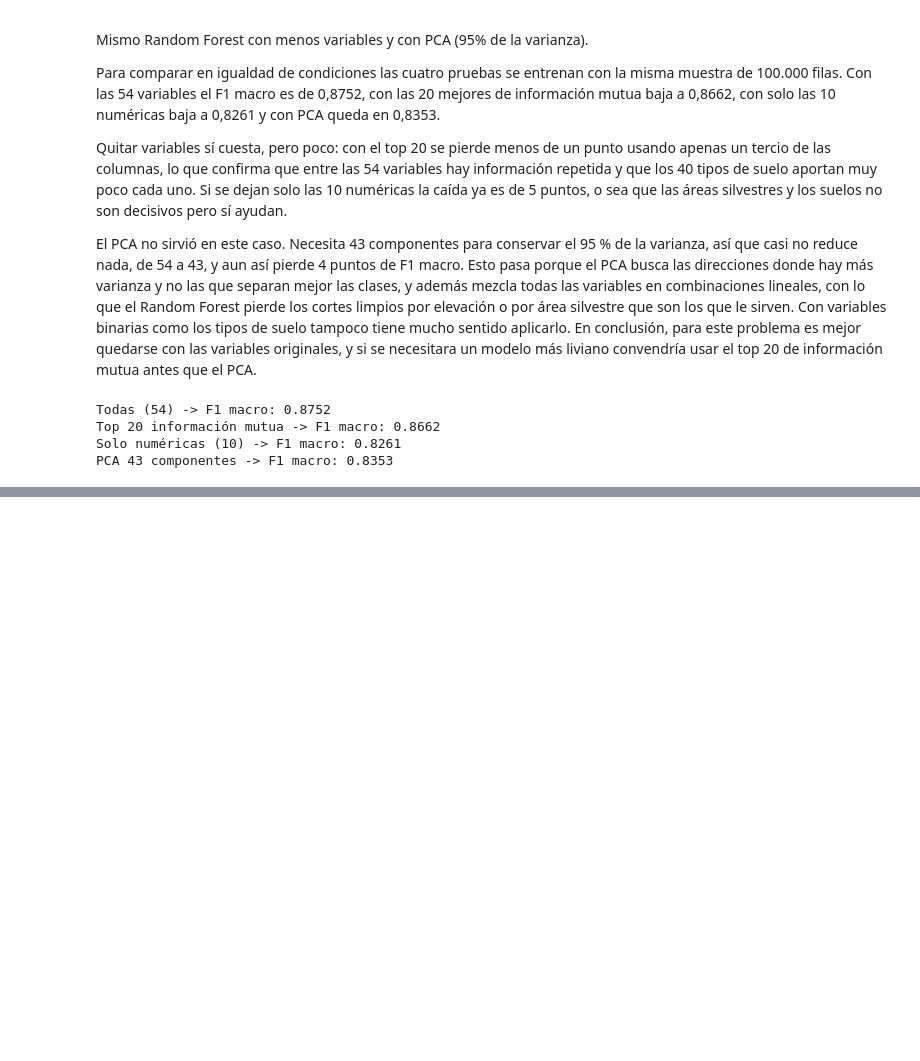
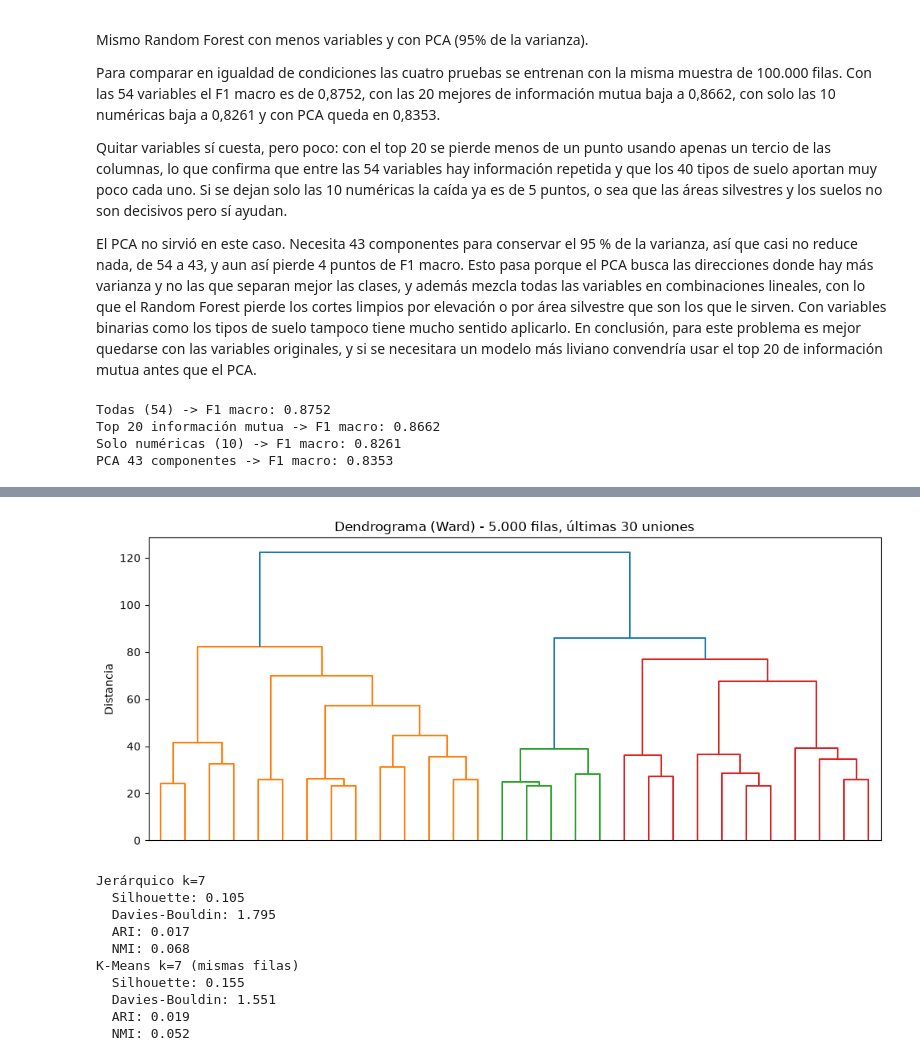
Before and after one commit to DiegoGc4x/evaluacion-4, a Jupyter notebook: covertype_equipo8.ipynb, the cells around one changed output, grey strips where cells are left out. Saved outputs shown, nothing was run; the diff lists cells and outputs as text; code cells hidden in the pictures; blank space fills up the shorter version.

```diff
--- a/covertype_equipo8.ipynb
+++ b/covertype_equipo8.ipynb
@@ -606,0 +673,22 @@ PCA 43 componentes -> F1 macro: 0.8353
+# %%
+from sklearn.metrics import davies_bouldin_score, calinski_harabasz_score
+from sklearn.metrics import adjusted_rand_score, normalized_mutual_info_score
+
+# k escogidos con las gráficas de arriba (se pueden cambiar a mano)
+k_kmeans = k_valores[np.argmax(siluetas)]
+k_gmm = k_valores[np.argmin(bics)]
+print("k K-Means:", k_kmeans, "| k GMM:", k_gmm)
+
+grupos_km = KMeans(n_clusters=k_kmeans, n_init=10, random_state=42).fit_predict(Z)
+grupos_gmm = GaussianMixture(n_components=k_gmm, random_state=42).fit(Z).predict(Z)
+grupos_km7 = KMeans(n_clusters=7, n_init=10, random_state=42).fit_predict(Z)
+grupos_gmm7 = GaussianMixture(n_components=7, random_state=42).fit(Z).predict(Z)
+
+for nombre, grupos in [('K-Means k=' + str(k_kmeans), grupos_km), ('GMM k=' + str(k_gmm), grupos_gmm),
+                       ('K-Means k=7', grupos_km7), ('GMM k=7', grupos_gmm7)]:
+    print(nombre)
+    print("  Silhouette:", round(silhouette_score(Z, grupos, sample_size=10000, random_state=42), 3))
+    print("  Davies-Bouldin:", round(davies_bouldin_score(Z, grupos), 3))
+    print("  Calinski-Harabasz:", round(calinski_harabasz_score(Z, grupos), 1))
+    print("  ARI:", round(adjusted_rand_score(muestra['Cover_Type'], grupos), 3))
+    print("  NMI:", round(normalized_mutual_info_score(muestra['Cover_Type'], grupos), 3))
@@ -606,0 +718,33 @@ PCA 43 componentes -> F1 macro: 0.8353
+# %%
+from scipy.cluster.hierarchy import linkage, dendrogram, fcluster
+
+Z_sub = Z[:5000]
+clase_sub = muestra['Cover_Type'].values[:5000]
+enlaces = linkage(Z_sub, method='ward')
+
+plt.figure(figsize=(12, 5))
+dendrogram(enlaces, truncate_mode='lastp', p=30, no_labels=True)
+plt.title('Dendrograma (Ward) - 5.000 filas, últimas 30 uniones')
+plt.ylabel('Distancia')
+plt.show()
+
+grupos_jer = fcluster(enlaces, t=7, criterion='maxclust')
+
+for nombre, grupos in [('Jerárquico k=7', grupos_jer), ('K-Means k=7 (mismas filas)', grupos_km7[:5000])]:
+    print(nombre)
+    print("  Silhouette:", round(silhouette_score(Z_sub, grupos), 3))
+    print("  Davies-Bouldin:", round(davies_bouldin_score(Z_sub, grupos), 3))
+    print("  ARI:", round(adjusted_rand_score(clase_sub, grupos), 3))
+    print("  NMI:", round(normalized_mutual_info_score(clase_sub, grupos), 3))
+# %% [output]
+[figure, added]
+Jerárquico k=7
+  Silhouette: 0.105
+  Davies-Bouldin: 1.795
+  ARI: 0.017
+  NMI: 0.068
+K-Means k=7 (mismas filas)
+  Silhouette: 0.155
+  Davies-Bouldin: 1.551
+  ARI: 0.019
+  NMI: 0.052
```
Also changed, not shown: parts of 31 cells of this notebook.
